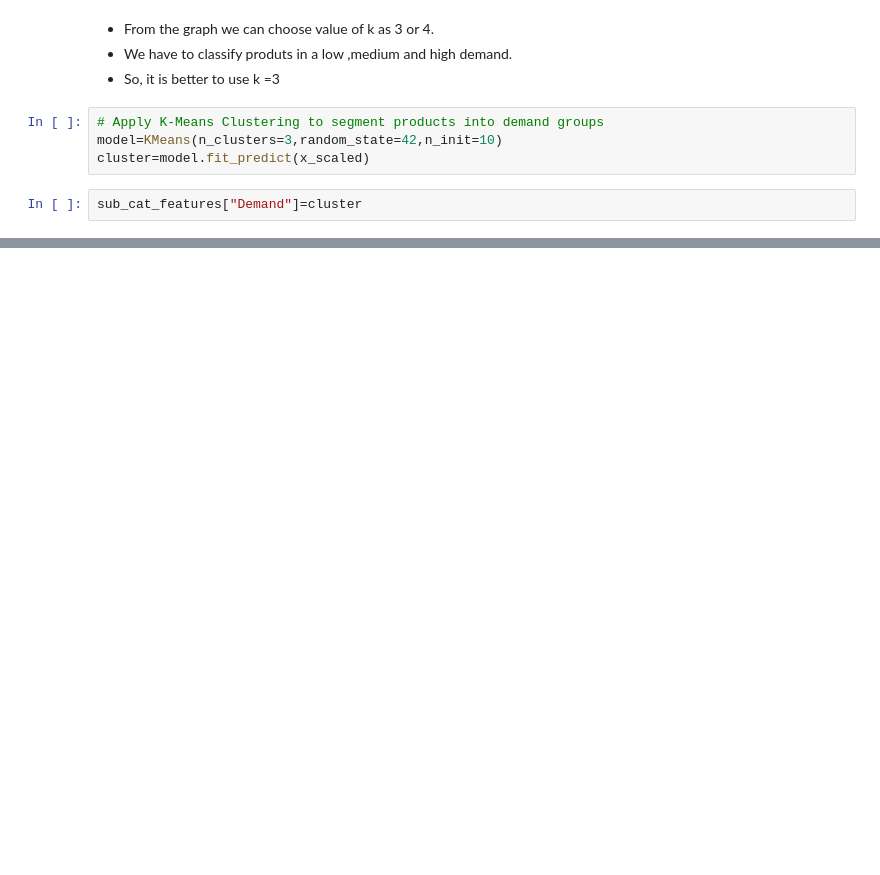
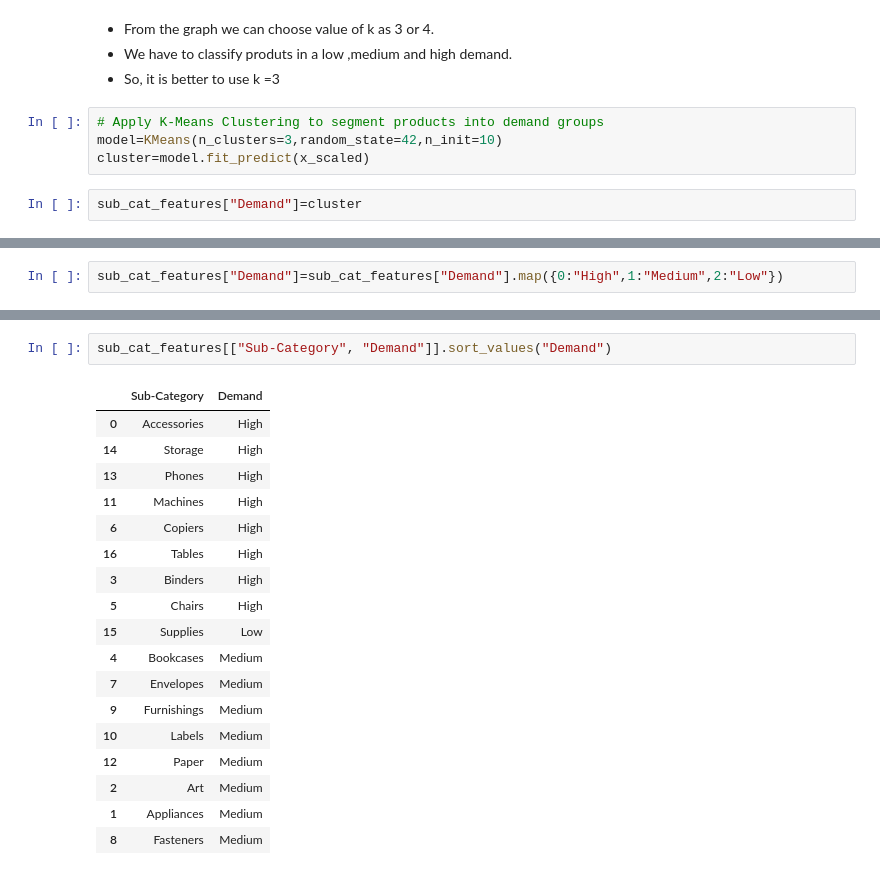
Before and after one commit to Abhieeeh/-End-to-End-Sales-Forecasting-Demand-Intelligence-System, a Jupyter notebook: Notebook/analysis.ipynb, the cells around one changed output, grey strips where cells are left out. Saved outputs shown, nothing was run; the diff lists cells and outputs as text; blank space fills up the shorter version.

```diff
--- a/Notebook/analysis.ipynb
+++ b/Notebook/analysis.ipynb
@@ -992,0 +895,2 @@ sub_cat_features.describe()
+# %%
+sub_cat_features["Demand"]=sub_cat_features["Demand"].map({0:"High",1:"Medium",2:"Low"})
@@ -992,0 +918,21 @@ sub_cat_features.describe()
+# %%
+sub_cat_features[["Sub-Category", "Demand"]].sort_values("Demand")
+# %% [output]
+|  | Sub-Category | Demand |
+| 0 | Accessories | High |
+| 14 | Storage | High |
+| 13 | Phones | High |
+| 11 | Machines | High |
+| 6 | Copiers | High |
+| 16 | Tables | High |
+| 3 | Binders | High |
+| 5 | Chairs | High |
+| 15 | Supplies | Low |
+| 4 | Bookcases | Medium |
+| 7 | Envelopes | Medium |
+| 9 | Furnishings | Medium |
+| 10 | Labels | Medium |
+| 12 | Paper | Medium |
+| 2 | Art | Medium |
+| 1 | Appliances | Medium |
+| 8 | Fasteners | Medium |
```
Also changed, not shown: parts of 18 cells of this notebook, 1 other file.
